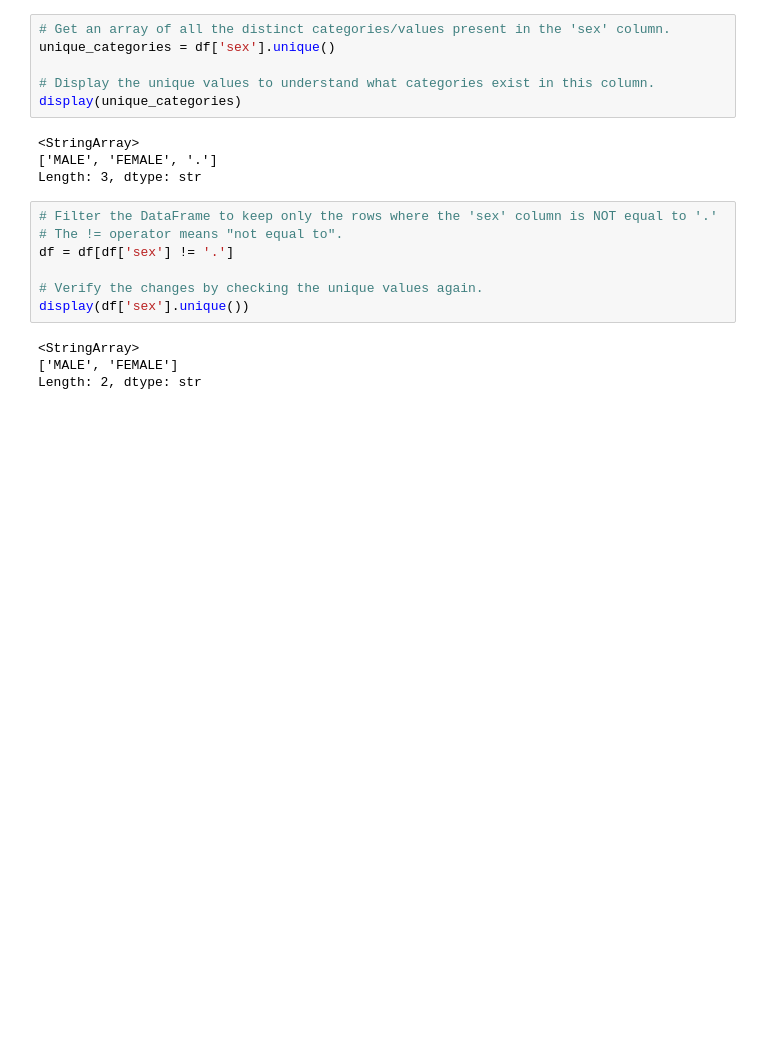
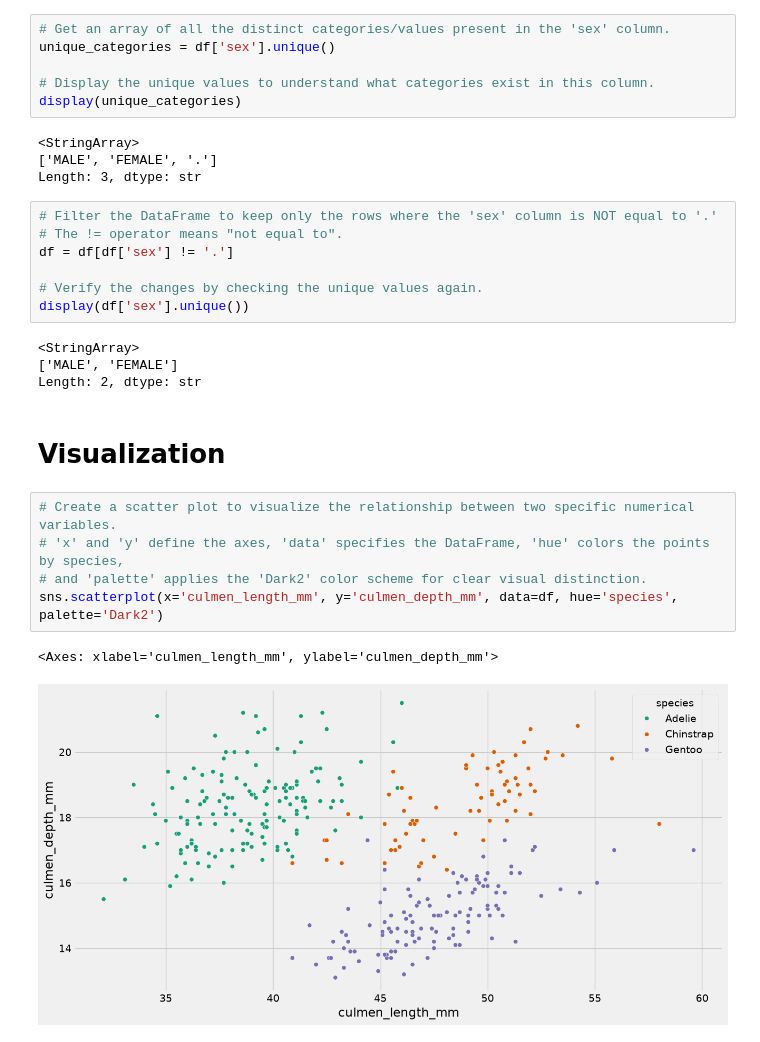
Before and after one commit to Jquishpeq923/Machine-Learning-6-SIN-A-Mar-Jul-2026, a Jupyter notebook: penguins1.ipynb, the cells around one changed output. Drawn from its saved outputs; the diff is of its cells as text; blank space fills up the shorter version.

```diff
--- a/penguins1.ipynb
+++ b/penguins1.ipynb
@@ -83,3 +83,13 @@ display(df['sex'].unique())
 <StringArray>
 ['MALE', 'FEMALE']
 Length: 2, dtype: str
+# %% [markdown]
+# Visualization
+# %%
+# Create a scatter plot to visualize the relationship between two specific numerical variables.
+# 'x' and 'y' define the axes, 'data' specifies the DataFrame, 'hue' colors the points by species,
+# and 'palette' applies the 'Dark2' color scheme for clear visual distinction.
+sns.scatterplot(x='culmen_length_mm', y='culmen_depth_mm', data=df, hue='species', palette='Dark2')
+# %% [output]
+<Axes: xlabel='culmen_length_mm', ylabel='culmen_depth_mm'>
+[figure, added]
```
Also changed, not shown: parts of 1 cell of this notebook.
